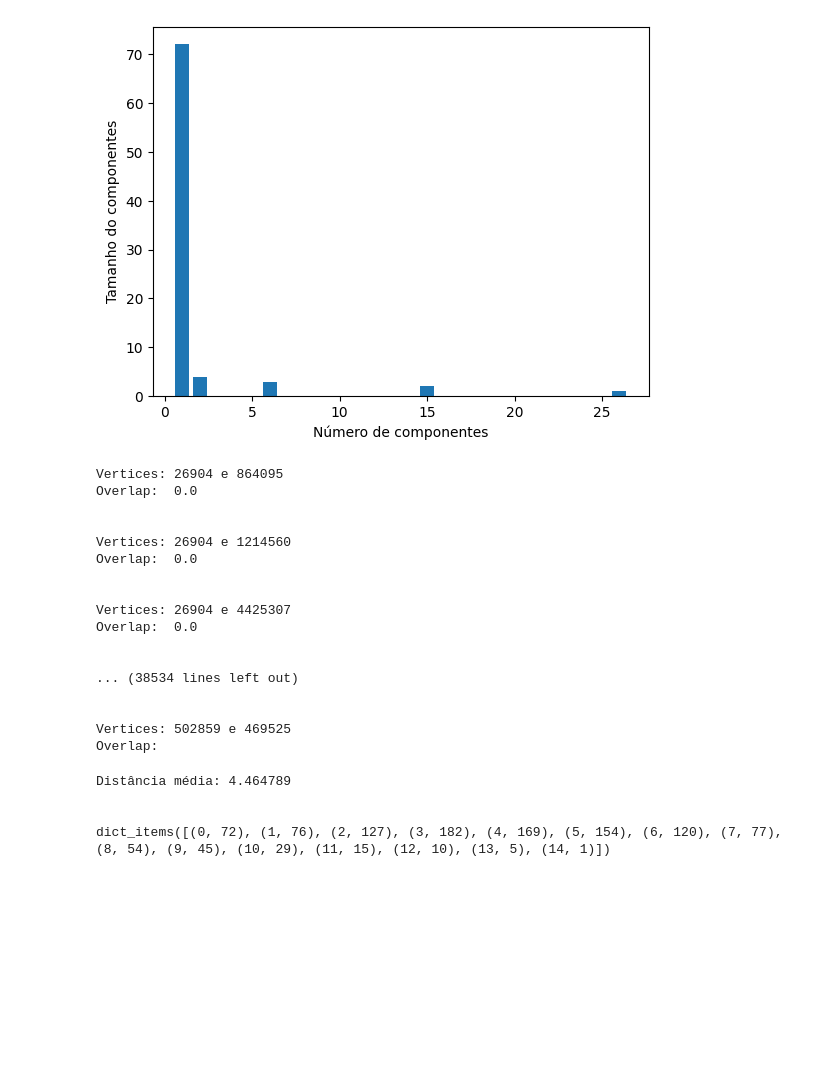
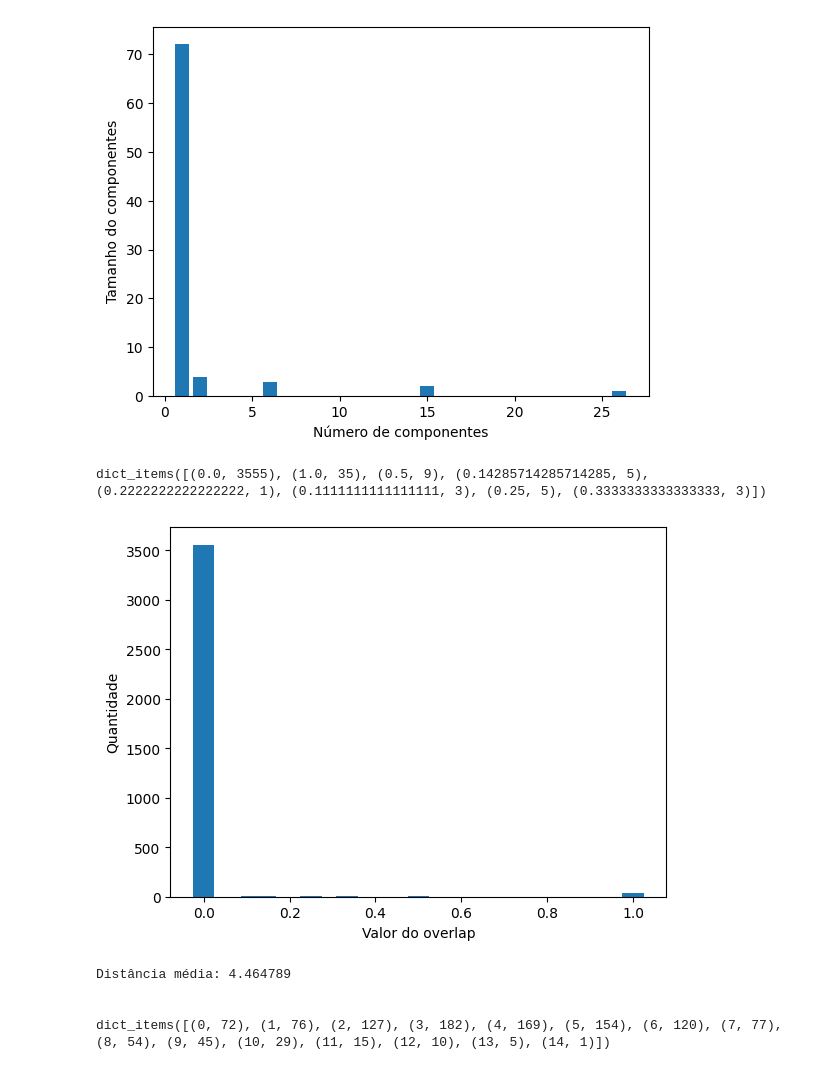
Before and after one commit to TavaresCarlos/INF791-Redes-Complexas, a Jupyter notebook: trabalho-pratico/index.ipynb, the cells around one changed output. Drawn from its saved outputs; the diff is of its cells as text; code cells hidden in the pictures; blank space fills up the shorter version.

Commit message:
Graph updated

```diff
--- a/trabalho-pratico/index.ipynb
+++ b/trabalho-pratico/index.ipynb
@@ -284,46 +290,57 @@ dict_items([(1, 26), (72, 1), (2, 15), (4, 2), (3, 6)])
 [figure]
 # %%
 #2)f)
+'''
+Mesmo considerando o componente com o maior número de vértices, podemos considerar
+que a rede complexa apresenta baixa sobreposição, uma vez que a maioria dos valores
+encontrados é nulo. Assim, no nosso contexto, isso indica que no contexto de desastres
+naturais, as pessoas tendem a não se aglomerar, visitando assim locais distintos.
+'''
+
 #Overlap
 # O(u,v) = (vizinho comuns de u e v) / (vizinhos de u + vizinho de v)
 # O(u,v) = intercesão dos vizinhos de u e v / união dos vizinhos de u e v
 
 #Gerando o overlap do maior componente do grafo analisado
 
-#Verifica cada par de vértices u e v
-for u in G.nodes():
-    for v in G.nodes():
-        #Se os vértices são distintos e não estão conectados
-        if u != v and not G.has_edge(u, v):
-            vizinhos_1 = set(G.neighbors(u))
-            vizinhos_2 = set(G.neighbors(v))
+hist_overlap = []
+
+#Gerando todos os componentes do grafo
+componentes = nx.connected_components(H)
+for i in componentes:
+    #Considerando somente o maior componente
+    if len(i) == 72:
+        #Considerando o subgrafo do grafo direcionado
+        subgrafo_G = G.subgraph(i)
+
+for u in subgrafo_G.nodes():
+    for v in subgrafo_G.nodes():
+        if u != v and not subgrafo_G.has_edge(u, v):
+            vizinhos_1 = set(subgrafo_G.neighbors(u))
+            vizinhos_2 = set(subgrafo_G.neighbors(v))
 
             vizinhos_comuns = vizinhos_1.intersection(vizinhos_2)
             vizinhos_todos = vizinhos_1.union(vizinhos_1)
 
             if len(vizinhos_todos) != 0:
                 overlap = len(vizinhos_comuns) / len(vizinhos_todos)
-                print("Vertices: %d e %d" %(u, v))
-                print(f"Overlap: ", overlap)
-                print("\n")
+                hist_overlap.append(overlap)
+
+plot_valores = Counter(hist_overlap)
+
+print(plot_valores.items())
+
+x = plot_valores.keys()
+y = plot_valores.values()
+
+bar_width = 0.05
+plt.bar(x,y, bar_width)
+plt.xlabel('Valor do overlap')
+plt.ylabel('Quantidade')
+plt.show()
 # %% [output]
-Vertices: 26904 e 864095
-Overlap:  0.0
-
-
-Vertices: 26904 e 1214560
-Overlap:  0.0
-
-
-Vertices: 26904 e 4425307
-Overlap:  0.0
-
-
-... (38534 lines left out)
-
-
-Vertices: 502859 e 469525
-Overlap:
+dict_items([(0.0, 3555), (1.0, 35), (0.5, 9), (0.14285714285714285, 5), (0.2222222222222222, 1), (0.1111111111111111, 3), (0.25, 5), (0.3333333333333333, 3)])
+[figure, added]
 # %%
 #2)g)
 '''
```
Also changed, not shown: parts of 3 cells of this notebook.
